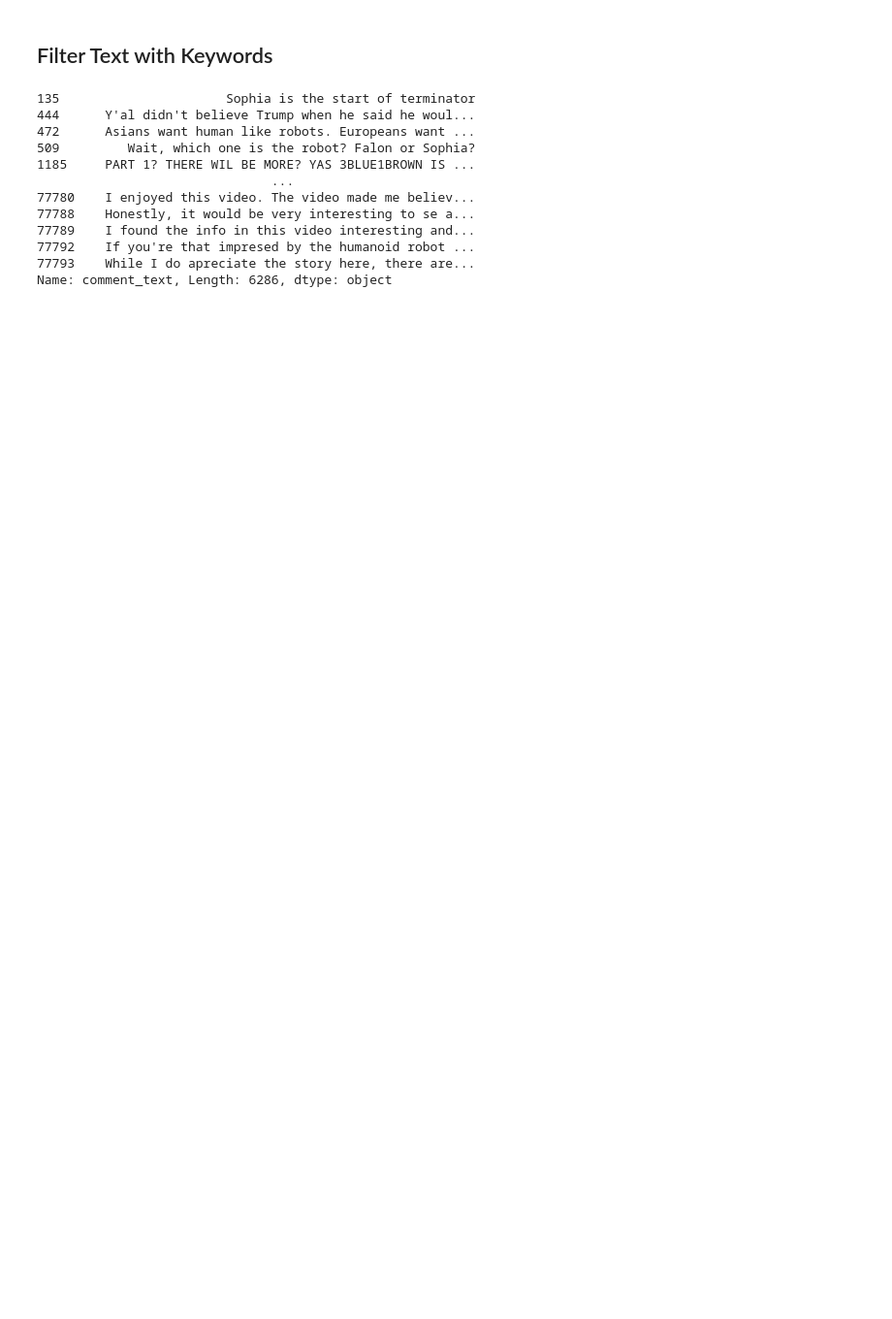
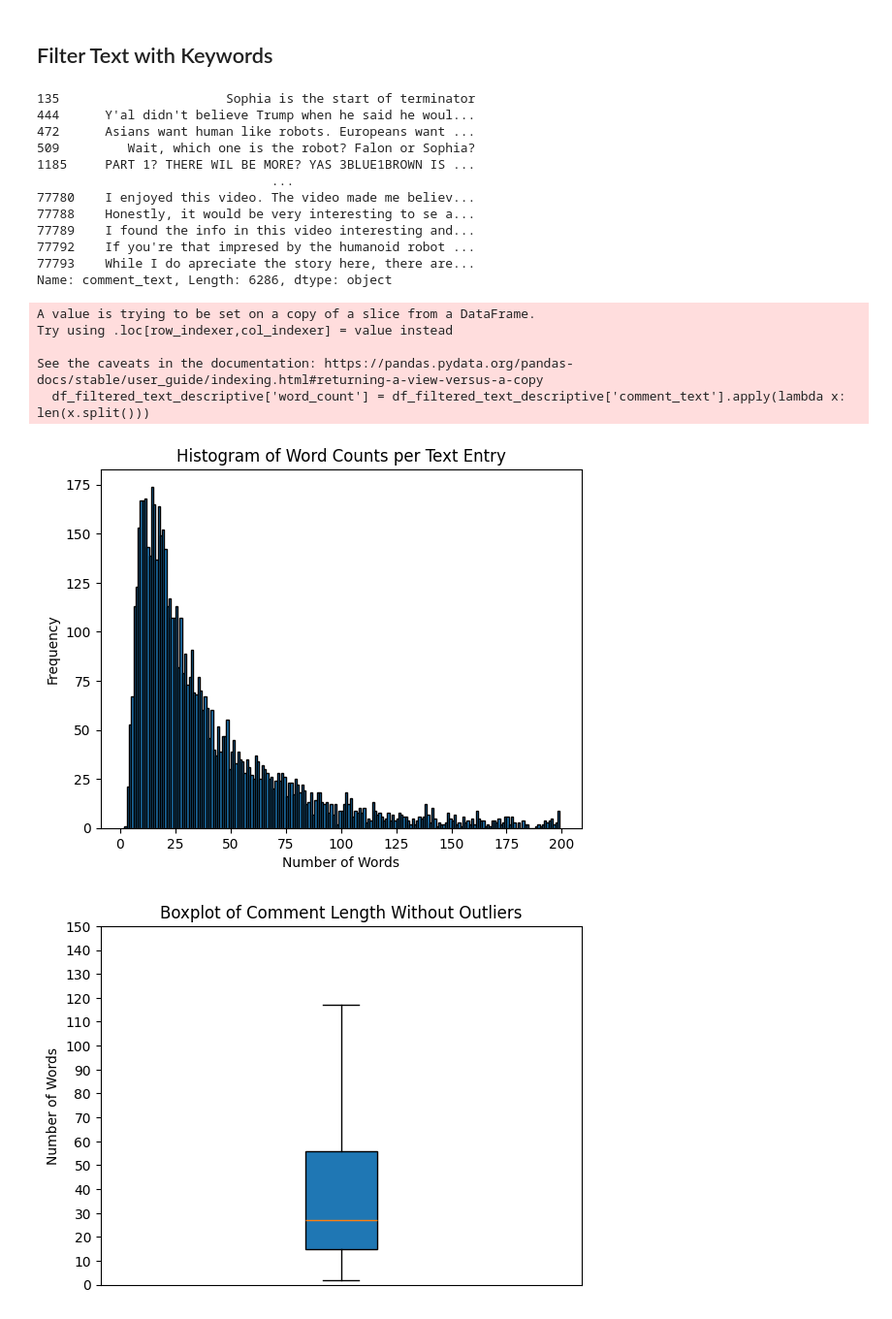
Before and after one commit to lorenzobehna/Social-Computing_Final-Project, a Jupyter notebook: code/data_filtering_and_cleaning.ipynb, the cells around one changed output. Shown at 97% size. Cells and saved outputs as stored; diff of their text form; code cells hidden in the pictures; blank space fills up the shorter version.

Commit message:
finsihed pre-cleaned up code

```diff
--- a/code/data_filtering_and_cleaning.ipynb
+++ b/code/data_filtering_and_cleaning.ipynb
@@ -196,3 +224,36 @@ Name: comment_text, Length: 6286, dtype: object
 # %%
 # Save filtered (1) Dataframe to CSV
 df_filtered_text_keywordfiltered_and_cleaned.to_csv("../data/comments/R/filtered_and_cleaned_comments.csv", index = False)
+# %%
+# Calculate the number of words per comment
+df_filtered_text_descriptive = df_filtered_text_keywordfiltered_and_cleaned
+df_filtered_text_descriptive['word_count'] = df_filtered_text_descriptive['comment_text'].apply(lambda x: len(x.split()))
+
+# Plot the histogram of the distribution of word length
+plt.hist(df_filtered_text_descriptive['word_count'], bins=range(1, 200), edgecolor='black')
+plt.xlabel('Number of Words')
+plt.ylabel('Frequency')
+plt.title('Histogram of Word Counts per Text Entry')
+plt.show()
+
+# Plot a boxplot showing mean, median and quartiles of comment length as well as outliers
+plt.boxplot(df_filtered_text_descriptive['word_count'], patch_artist=True, showfliers=False)
+
+# Customize x-axis labels
+max_word_count = df_filtered_text_descriptive['word_count'].max()
+plt.yticks(range(0, max_word_count + 10, 10))
+plt.ylim(0, 150)
+# Remove y-axis labels
+plt.xticks([])
+
+plt.ylabel('Number of Words')
+plt.title('Boxplot of Comment Length Without Outliers')
+plt.show()
+# %% [output]
+A value is trying to be set on a copy of a slice from a DataFrame.
+Try using .loc[row_indexer,col_indexer] = value instead
+
+See the caveats in the documentation: https://pandas.pydata.org/pandas-docs/stable/user_guide/indexing.html#returning-a-view-versus-a-copy
+  df_filtered_text_descriptive['word_count'] = df_filtered_text_descriptive['comment_text'].apply(lambda x: len(x.split()))
+[figure, added]
+[figure, added]
```
Also changed, not shown: parts of 11 cells of this notebook, 19 other files.
